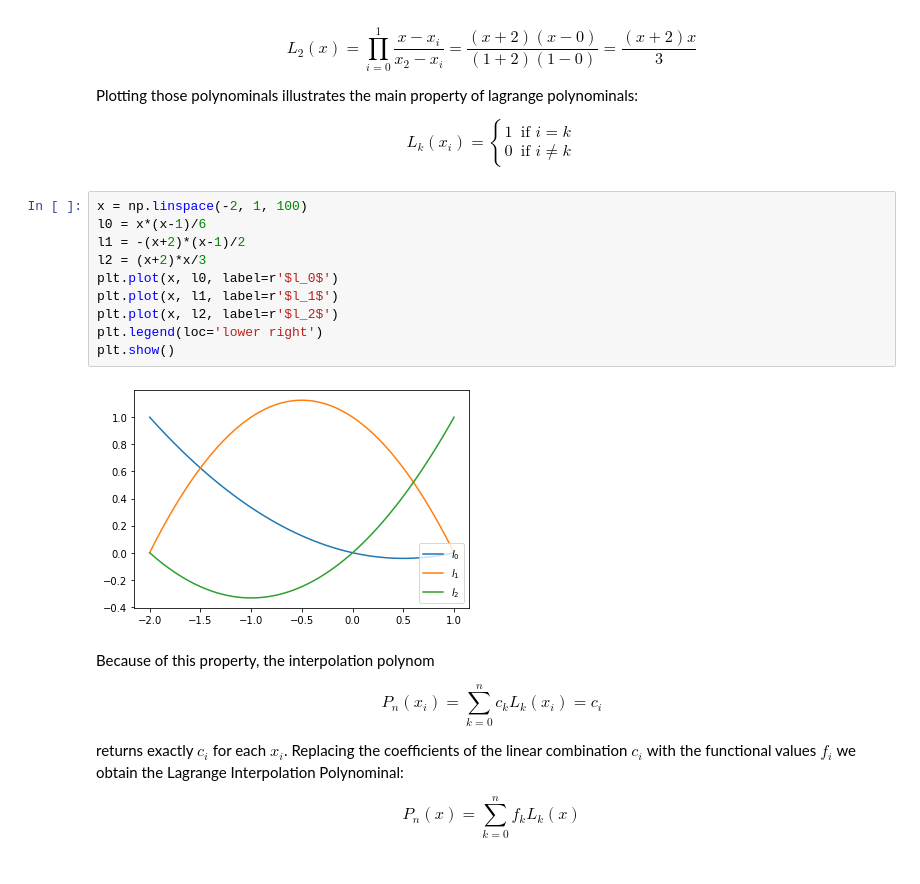
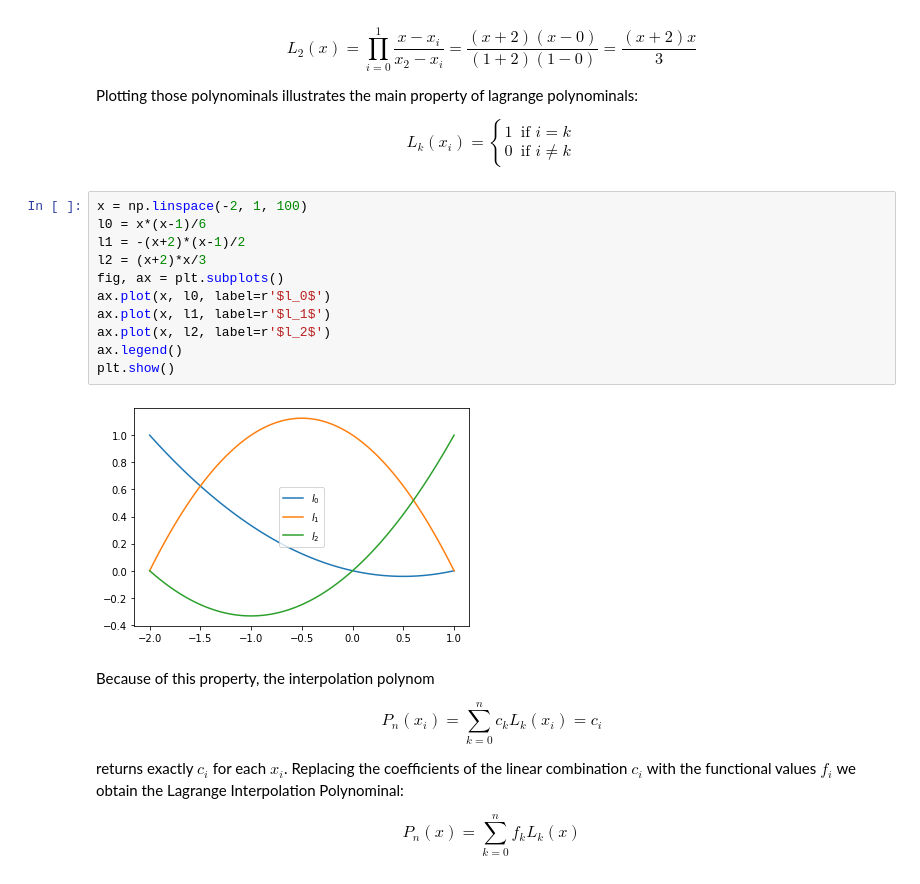
Before and after one commit to OleBo/MathSo, a Jupyter notebook: notebooks/Interpolation.ipynb, the cells around one changed output. Cells and saved outputs as stored; diff of their text form.

```diff
--- a/notebooks/Interpolation.ipynb
+++ b/notebooks/Interpolation.ipynb
@@ -98,15 +111,16 @@ $$L_k(x_i)=
 # %%
 x = np.linspace(-2, 1, 100)
 l0 = x*(x-1)/6
 l1 = -(x+2)*(x-1)/2
 l2 = (x+2)*x/3
-plt.plot(x, l0, label=r'$l_0$')
-plt.plot(x, l1, label=r'$l_1$')
-plt.plot(x, l2, label=r'$l_2$')
-plt.legend(loc='lower right')
+fig, ax = plt.subplots()
+ax.plot(x, l0, label=r'$l_0$')
+ax.plot(x, l1, label=r'$l_1$')
+ax.plot(x, l2, label=r'$l_2$')
+ax.legend()
 plt.show()
 # %% [output]
-[figure, old version]
+[figure, new version]
 # %% [markdown]
 Because of this property, the interpolation polynom
 
```
Also changed, not shown: parts of 12 cells of this notebook.
